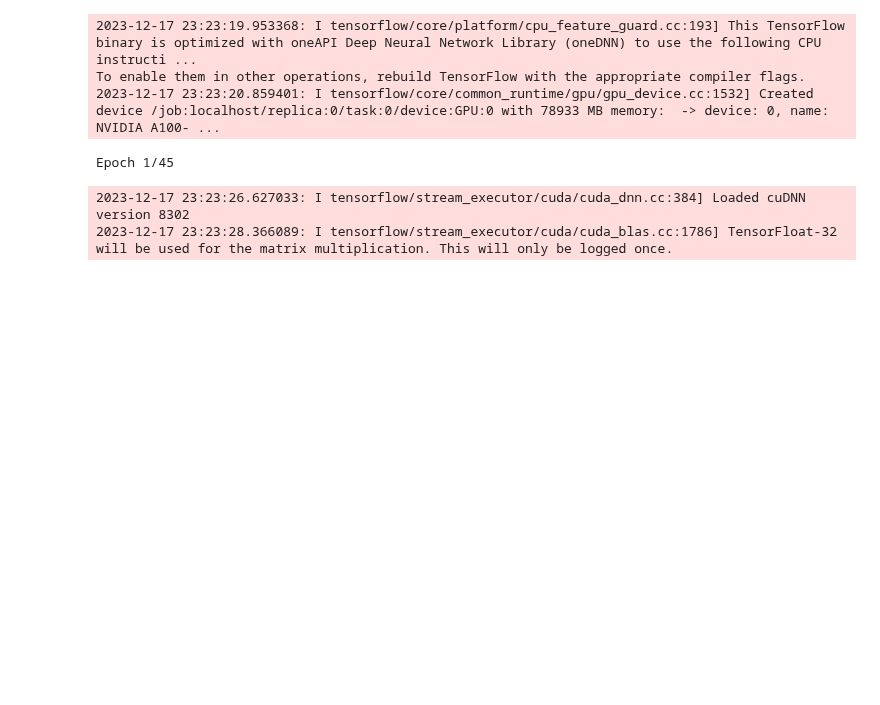
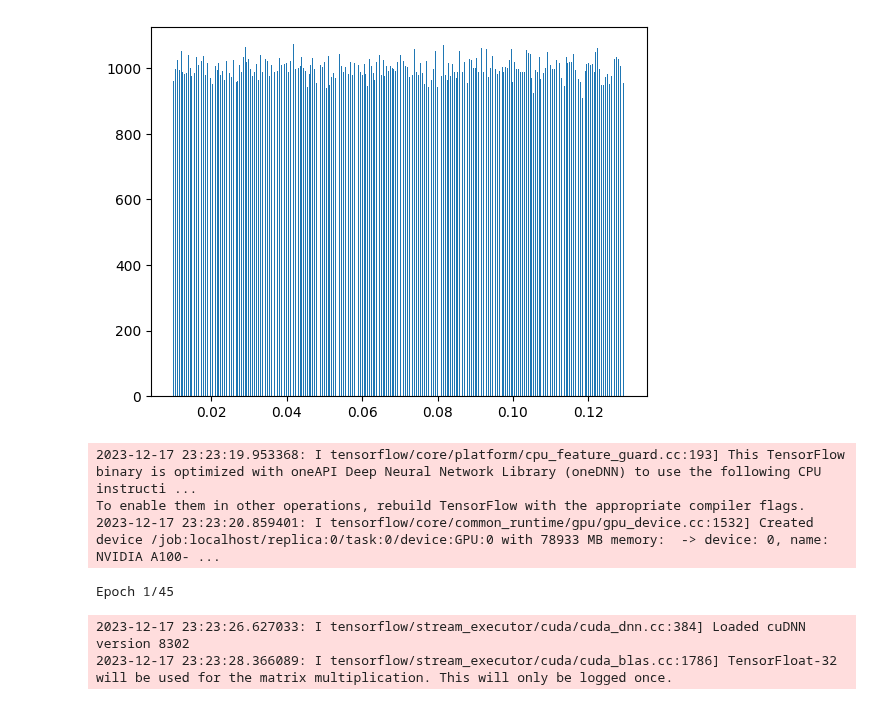
Before and after one commit to antolonappan/taunet, a Jupyter notebook: Notebooks/cnn.ipynb, the cells around one changed output. Drawn from its saved outputs; the diff is of its cells as text; code cells hidden in the pictures; blank space fills up the shorter version.

```diff
--- a/Notebooks/cnn.ipynb
+++ b/Notebooks/cnn.ipynb
@@ -14,2 +17,3 @@ from taunet.ncm import NoiseModel,NoiseModelGaussian
 # %%
-taus = np.arange(0.01,0.13,5e-4)
+spectradb = SpectrumDB()
+mapdb = MapDB()
@@ -24,13 +20,14 @@ ncmg = NoiseModelGaussian()
+# %%
+taus = np.array(spectradb.get_all_taus())
 # %%
-QU_cmb = []
-QU_cmb_noise = []
 TAU = []
-for i in tqdm(range(10000)):
-    tau = np.random.choice(taus)
-    TAU.append(np.array([tau]))
-    QU = CMBmap(path,tau).QU(i)
-    QU_cmb.append(QU.T)
-    QU_cmb_noise.append((QU+ncm.noisemap(143)).T)
+for i in tqdm(range(240000)):
+    TAU.append(np.random.choice(taus))
+TAU = np.array(TAU)
+# %%
+null = plt.hist(TAU, bins=500)
+# %% [output]
+[figure, added]
 # %%
 QU_S = np.array(QU_cmb)
 QU_SN = np.array(QU_cmb_noise)
```
Also changed, not shown: parts of 7 cells of this notebook, 8 other files.
